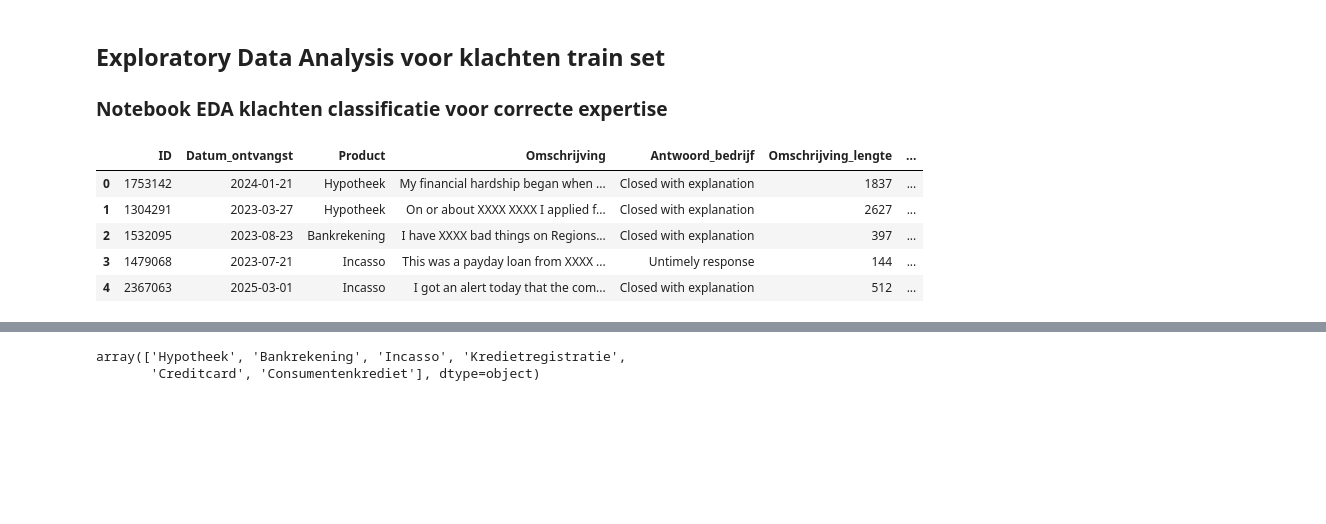
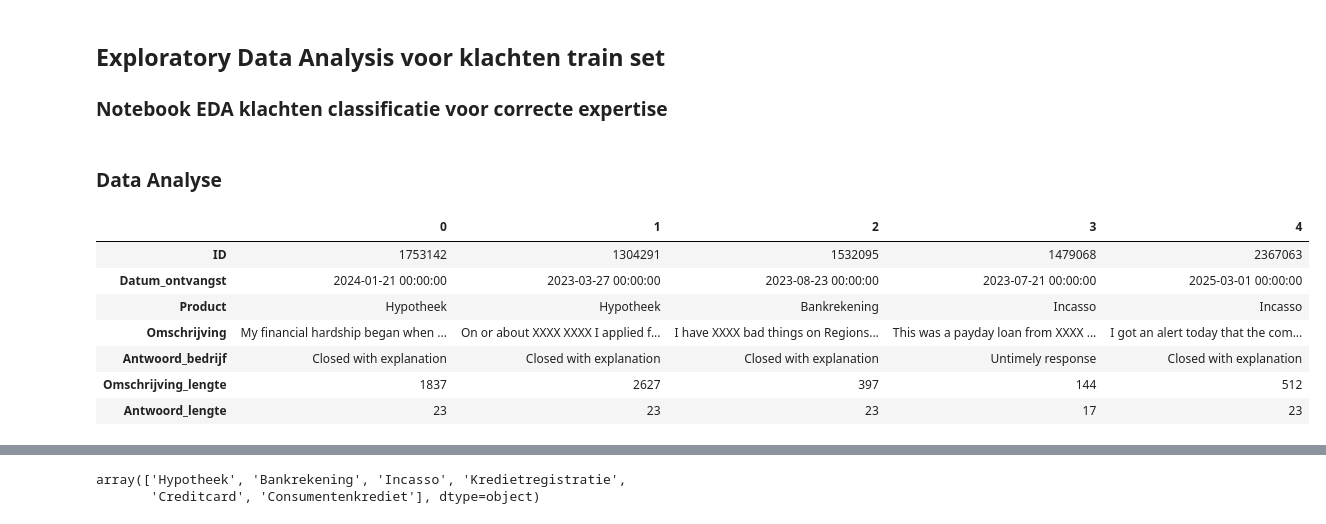
Before and after one commit to AmissaAbbes/Dataproject1, a Jupyter notebook: train_eda.ipynb, the cells around one changed output, grey strips where cells are left out. Saved outputs shown, nothing was run; the diff lists cells and outputs as text; code cells hidden in the pictures; blank space fills up the shorter version.

Commit message:
Data analyse

```diff
--- a/train_eda.ipynb
+++ b/train_eda.ipynb
@@ -10,15 +10,19 @@ import numpy as np
 from sklearn.model_selection import train_test_split
 # %%
 df = pd.read_csv("klacht_train.csv")
+# %% [markdown]
+### Data Analyse
 # %%
-df.head()
+df.head().T
 # %% [output]
-|  | ID | Datum_ontvangst | Product | Omschrijving | Antwoord_bedrijf | Omschrijving_lengte | ... |
-| 0 | 1753142 | 2024-01-21 | Hypotheek | My financial hardship began when ... | Closed with explanation | 1837 | ... |
-| 1 | 1304291 | 2023-03-27 | Hypotheek | On or about XXXX XXXX I applied f... | Closed with explanation | 2627 | ... |
-| 2 | 1532095 | 2023-08-23 | Bankrekening | I have XXXX bad things on Regions... | Closed with explanation | 397 | ... |
-| 3 | 1479068 | 2023-07-21 | Incasso | This was a payday loan from XXXX ... | Untimely response | 144 | ... |
-| 4 | 2367063 | 2025-03-01 | Incasso | I got an alert today that the com... | Closed with explanation | 512 | ... |
+|  | 0 | 1 | 2 | 3 | 4 |
+| ID | 1753142 | 1304291 | 1532095 | 1479068 | 2367063 |
+| Datum_ontvangst | 2024-01-21 00:00:00 | 2023-03-27 00:00:00 | 2023-08-23 00:00:00 | 2023-07-21 00:00:00 | 2025-03-01 00:00:00 |
+| Product | Hypotheek | Hypotheek | Bankrekening | Incasso | Incasso |
+| Omschrijving | My financial hardship began when ... | On or about XXXX XXXX I applied f... | I have XXXX bad things on Regions... | This was a payday loan from XXXX ... | I got an alert today that the com... |
+| Antwoord_bedrijf | Closed with explanation | Closed with explanation | Closed with explanation | Untimely response | Closed with explanation |
+| Omschrijving_lengte | 1837 | 2627 | 397 | 144 | 512 |
+| Antwoord_lengte | 23 | 23 | 23 | 17 | 23 |
 # %%
 df.info()
 # %% [output]
```
Also changed, not shown: parts of 11 cells of this notebook.
